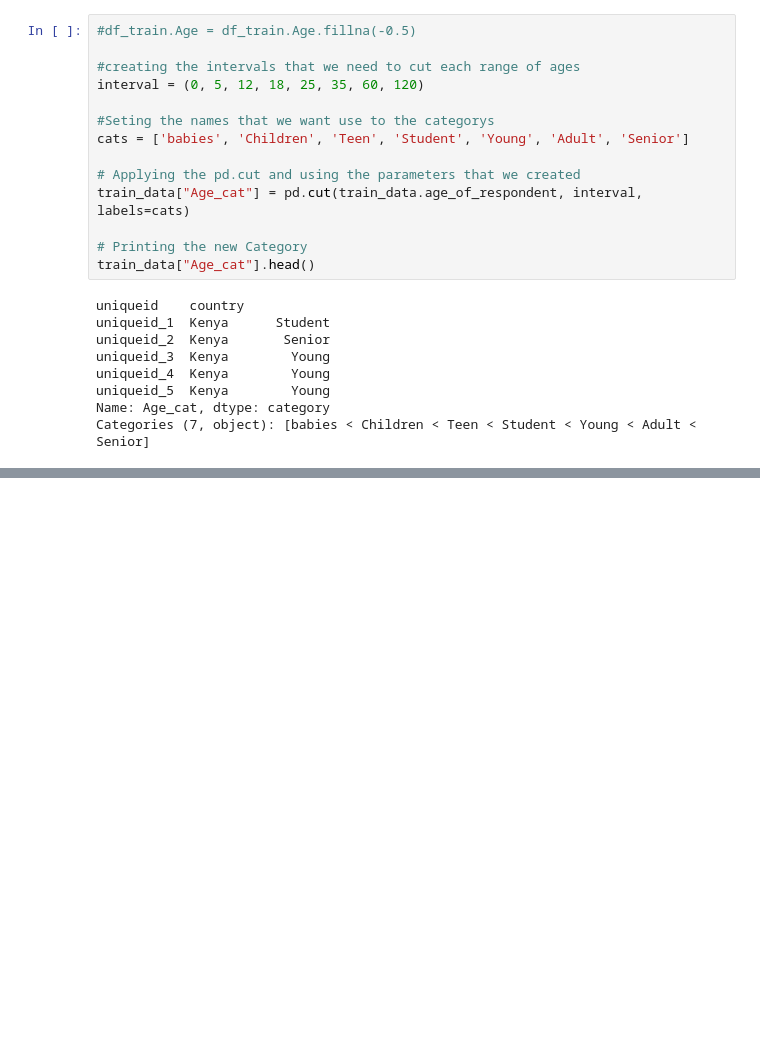
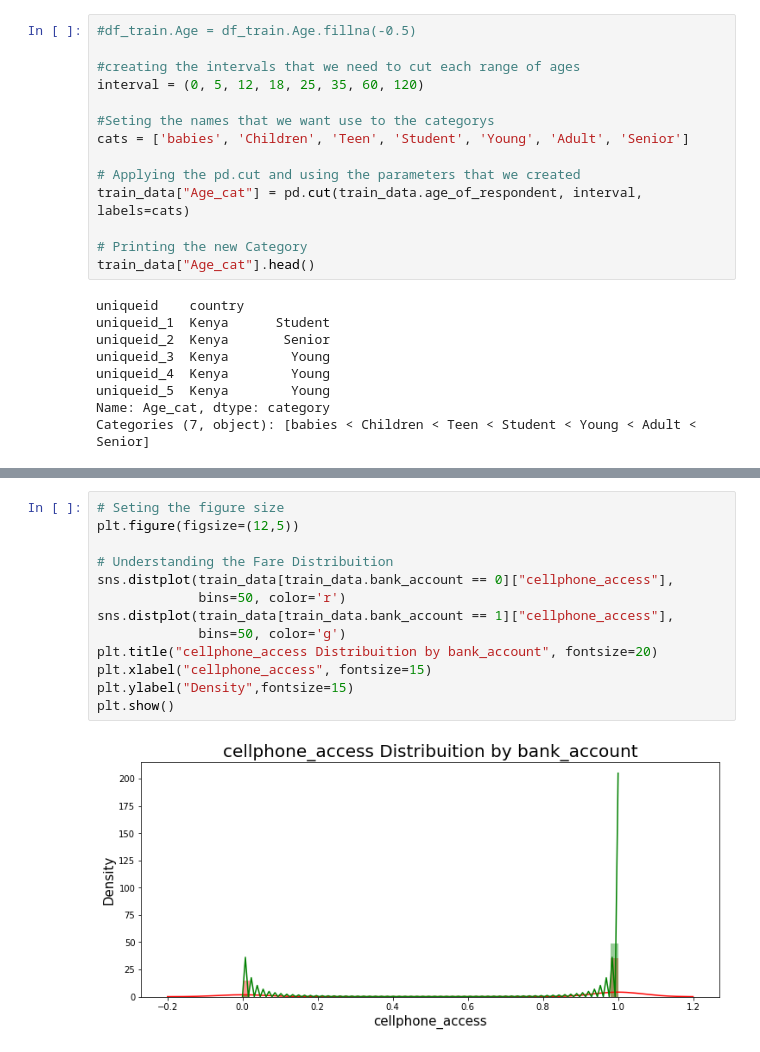
Before and after one commit to jamilaandimen/MLCoursera, a Jupyter notebook: EDA.ipynb, the cells around one changed output, grey strips where cells are left out. Saved outputs shown, nothing was run; the diff lists cells and outputs as text; blank space fills up the shorter version.

```diff
--- a/EDA.ipynb
+++ b/EDA.ipynb
@@ -375,2 +378,17 @@ Name: cellphone_access, dtype: int64
+# %%
+# Seting the figure size
+plt.figure(figsize=(12,5))
+
+# Understanding the Fare Distribuition
+sns.distplot(train_data[train_data.bank_account == 0]["cellphone_access"],
+             bins=50, color='r')
+sns.distplot(train_data[train_data.bank_account == 1]["cellphone_access"],
+             bins=50, color='g')
+plt.title("cellphone_access Distribuition by bank_account", fontsize=20)
+plt.xlabel("cellphone_access", fontsize=15)
+plt.ylabel("Density",fontsize=15)
+plt.show()
+# %% [output]
+[figure, added]
 # %%
 
```
Also changed, not shown: parts of 13 cells of this notebook.
